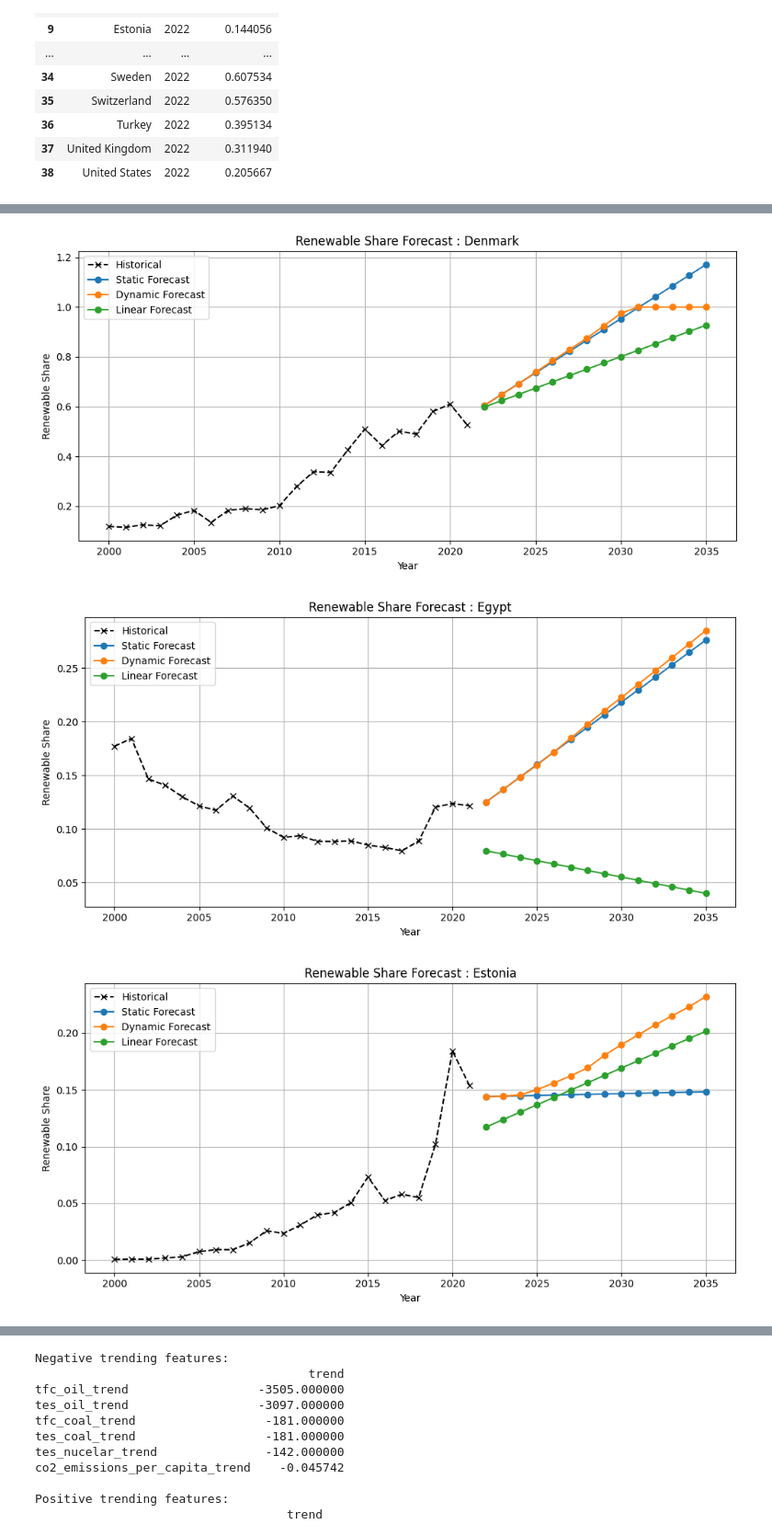
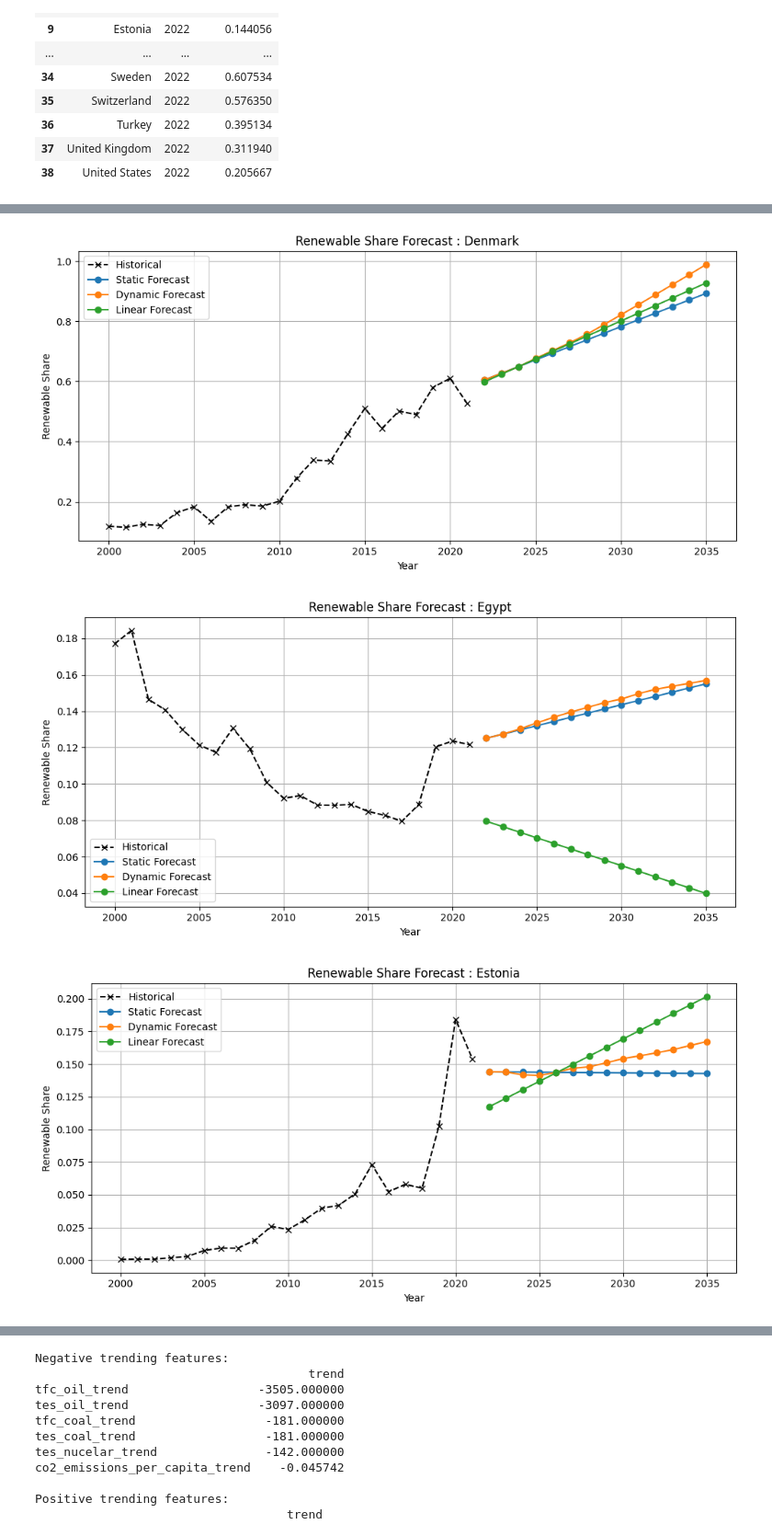
Before and after one commit to nikbeltz2/future-green-countries-ml-, a Jupyter notebook: notebooks/renewable_share_forecast.ipynb, the cells around one changed output, grey strips where cells are left out. Shown at 92% size. Drawn from its saved outputs; the diff is of its cells as text; code cells hidden in the pictures.

Commit message:
Markdown test

```diff
--- a/notebooks/renewable_share_forecast.ipynb
+++ b/notebooks/renewable_share_forecast.ipynb
@@ -36,8 +35,8 @@ X3_columns = X3.columns
 # %%
 from sklearn.ensemble import RandomForestRegressor
 
-train = data3[data3["year"] <= 2018]
-test = data3[data3["year"] > 2018]
+train = data3[data3["year"] <= 2017]
+test = data3[data3["year"] > 2017]
 
 X3_train = train[X3_columns]
 y3_train = train["renew_share_change"]
@@ -143,7 +142,7 @@ for year in range(2023, 2036):
 
     max_annual_change = 0.05
     predicted_changes = np.clip(predicted_changes, -max_annual_change, max_annual_change)
-    new_share = current_data["true_renew_share"].values + predicted_changes
+    new_share = np.clip(current_data["true_renew_share"].values + predicted_changes, 0.0, 1.0)
 
     temp = current_data[["country"]].copy()
     temp["year"] = year
@@ -237,23 +176,0 @@ print(country_table[["year", "renew_share", "renew_share_pct"]])
-# %%
-# 1. Select the historical columns we need (from your main dataset)
-# We use data3 here because it contains all the years from 2000-2022
-history = data3[data3["country"] == "Switzerland"][["country", "year", "true_renew_share"]].copy()
-
-# 2. Standardize column names so they match forecast_df
-history.rename(columns={"true_renew_share": "renew_share"}, inplace=True)
-
-# 3. Filter for specific starting years (e.g., from 2015 onwards)
-history_from_2015 = history[history["year"] >= 2000]
-
-# 4. Get the forecast for the same country (excluding 2022 if it's already in history)
-forecast = forecast_df[(forecast_df["country"] == "Switzerland") & (forecast_df["year"] > 2022)]
-
-# 5. Combine them!
-full_path = pd.concat([history_from_2015, forecast]).sort_values("year").reset_index(drop=True)
-
-# 6. Add the change column
-# .diff() looks at the 'renew_share' in the previous row and subtracts it from the current row
-full_path["renew_share_change"] = full_path["renew_share"].diff()
-
-# 7. Display the table
-print(full_path)
@@ -418,6 +319,12 @@ def plot_forecast(country):
     ax.legend()
     ax.grid(True)
     plt.tight_layout()
+    if country == "United States":
+        plt.savefig("../results/best_forecast_plot1.png", dpi=150, bbox_inches="tight")
+    if country == "Greece":
+        plt.savefig("../results/best_forecast_plot2.png", dpi=150, bbox_inches="tight")
+    if country == "New Zealand":
+        plt.savefig("../results/best_forecast_plot3.png", dpi=150, bbox_inches="tight")
     plt.show()
 
 for country in forecast_df["country"].unique():
@@ -433,3 +340,3 @@ for country in forecast_df["country"].unique():
-[figure, old version]
+[figure, new version]
-[figure, old version]
+[figure, new version]
-[figure, old version]
+[figure, new version]
```
Also changed, not shown: parts of 11 cells of this notebook.
